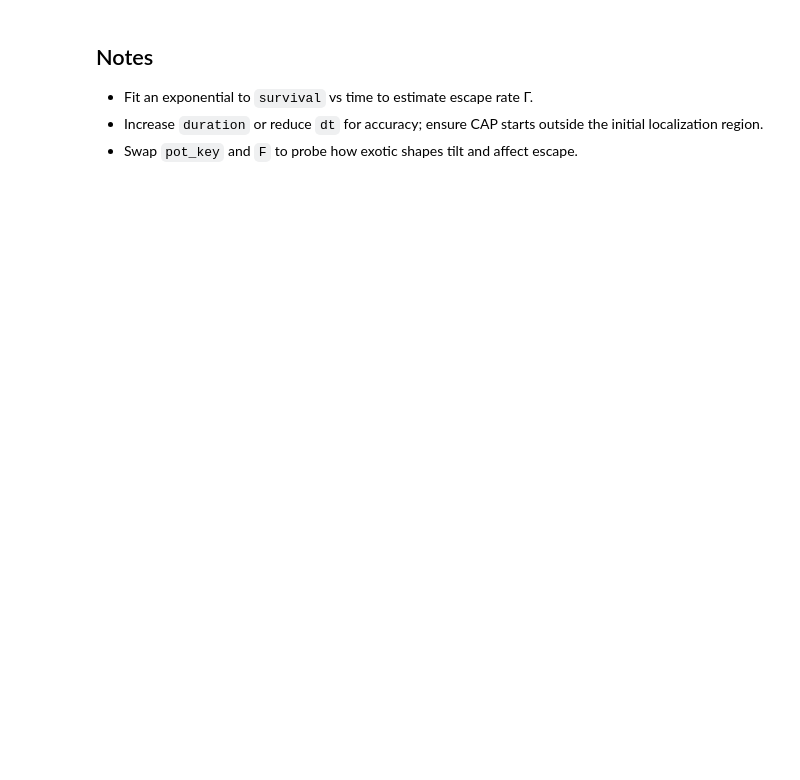
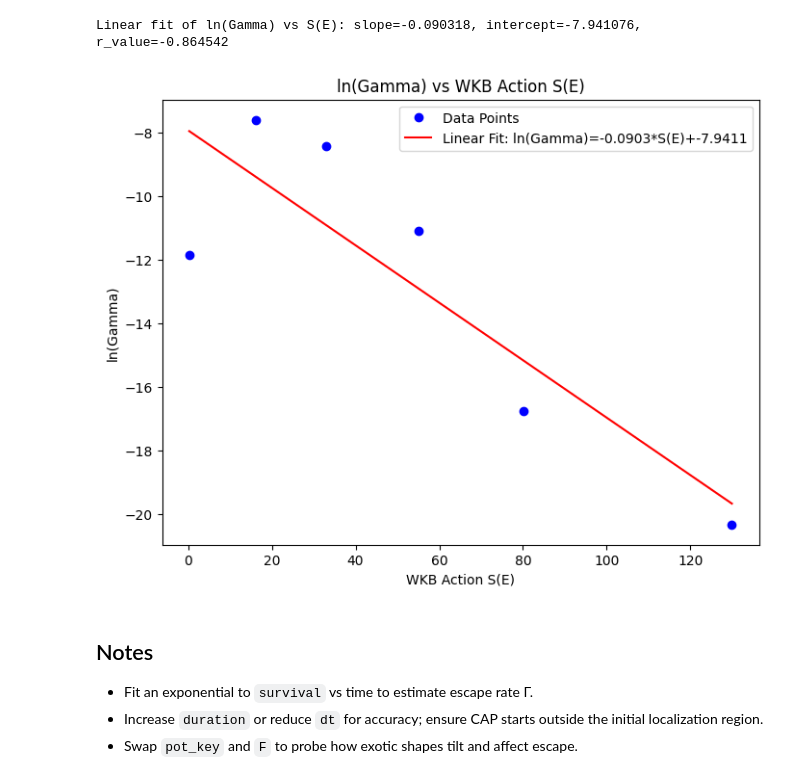
Before and after one commit to POPCORNBOOM/Project-Tunneling-in-Exotic-Quantum-Potentials, a Jupyter notebook: part_d_tdse_v2.ipynb, the cells around one changed output. Cells and saved outputs as stored; diff of their text form; code cells hidden in the pictures; blank space fills up the shorter version.

```diff
--- a/part_d_tdse_v2.ipynb
+++ b/part_d_tdse_v2.ipynb
@@ -158,0 +199,26 @@ Estimated decay rate from last 960 frames: 0.001034
+# %%
+# Let's investigate the deviations from WKB predictions due to exotic potential features by drawing lnGamma_TDSE vs S(E)
+from quantum_tunneling.wkb import barrier_check
+lnGammas = []
+S_Es = []
+for i in range(highest_bound_state):
+    print(f"Analyzing state n={i}")
+    # run TDSE for each bound state
+    cfg_tdse = cfg.copy()
+    tdse_res = run_tdse(cfg_tdse, res, state_index=i)
+    survival = tdse_res['survival']
+
+
+    P_inwell_stable = survival[-last_n:]
+    ln_P = np.log(P_inwell_stable)
+
+    slope, intercept, r_value, p_value, std_err = linregress(times_stable, ln_P)
+    decay_rate = -slope
+    print(f"  Decay rate for state n: Gamma_{i} = {decay_rate:.16f}")
+    # WKB action S(E)
+    E_state = res['E'][i]
+    barrier_info = barrier_check(x, Vtilt, float(res["E"][i]), x_min=0.0)
+    S_E = barrier_info['S']
+    print(f"  WKB Action S(E) for state n={i}: {S_E:.6f}")
+    lnGammas.append(np.log(decay_rate))
+    S_Es.append(S_E)
@@ -159,3 +244,20 @@ Estimated decay rate from last 960 frames: 0.001034
+# %%
+
+# linear fit of lnGamma vs S(E)
+slope, intercept, r_value, p_value, std_err = linregress(S_Es, lnGammas)
+print(f"Linear fit of ln(Gamma) vs S(E): slope={slope:.6f}, intercept={intercept:.6f}, r_value={r_value:.6f}")
+# 画出图像，并显示拟合直线，标注截距、斜率
+plt.figure(figsize=(8,6))
+plt.plot(S_Es, lnGammas, 'bo', label='Data Points')
+plt.plot(S_Es, intercept + slope * np.array(S_Es), 'r-', label=f'Linear Fit: ln(Gamma)={slope:.4f}*S(E)+{intercept:.4f}')
+plt.title('ln(Gamma) vs WKB Action S(E)')
+plt.xlabel('WKB Action S(E)')
+plt.ylabel('ln(Gamma)')
+plt.legend()
+plt.show()
+# %% [output]
+Linear fit of ln(Gamma) vs S(E): slope=-0.090318, intercept=-7.941076, r_value=-0.864542
+[figure, added]
 # %% [markdown]
 ## Notes
 - Fit an exponential to `survival` vs time to estimate escape rate Γ.
```
Also changed, not shown: parts of 10 cells of this notebook, 22 other files.
